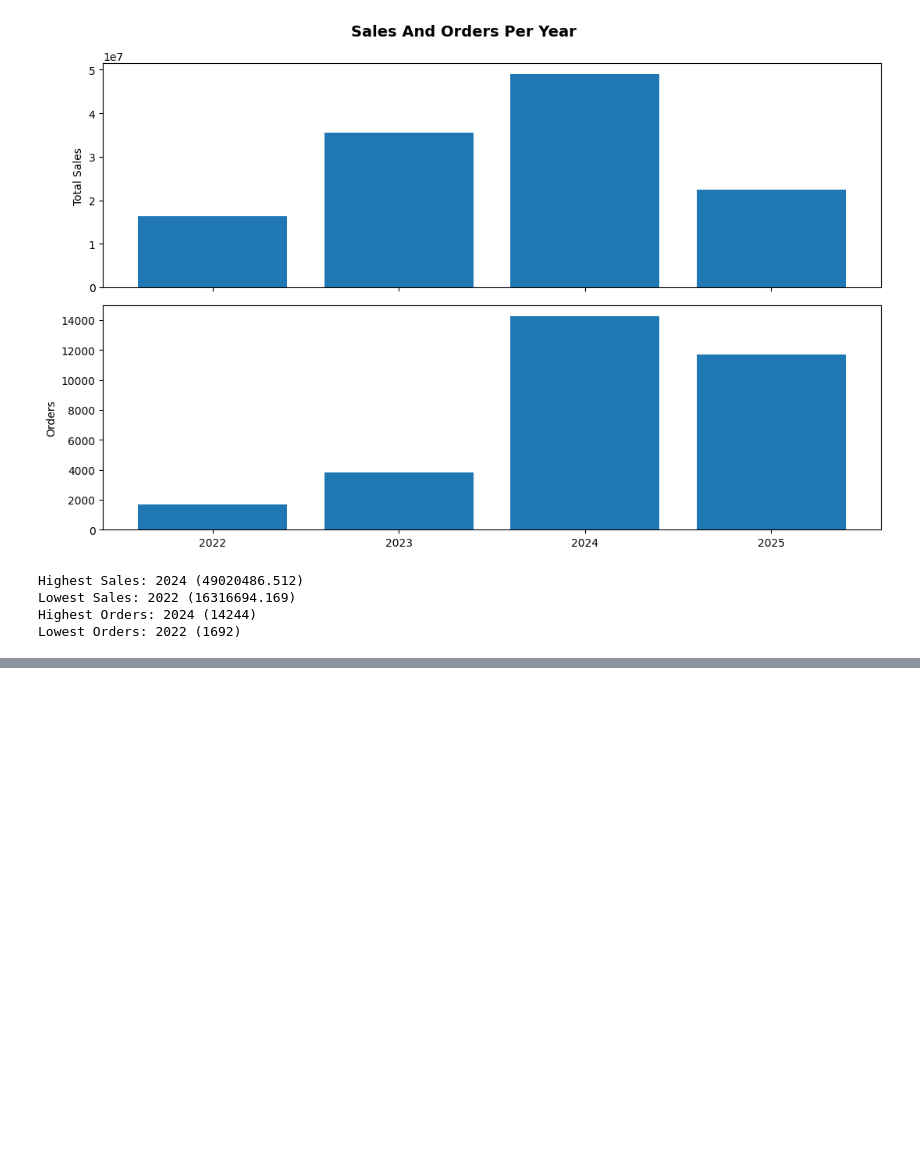
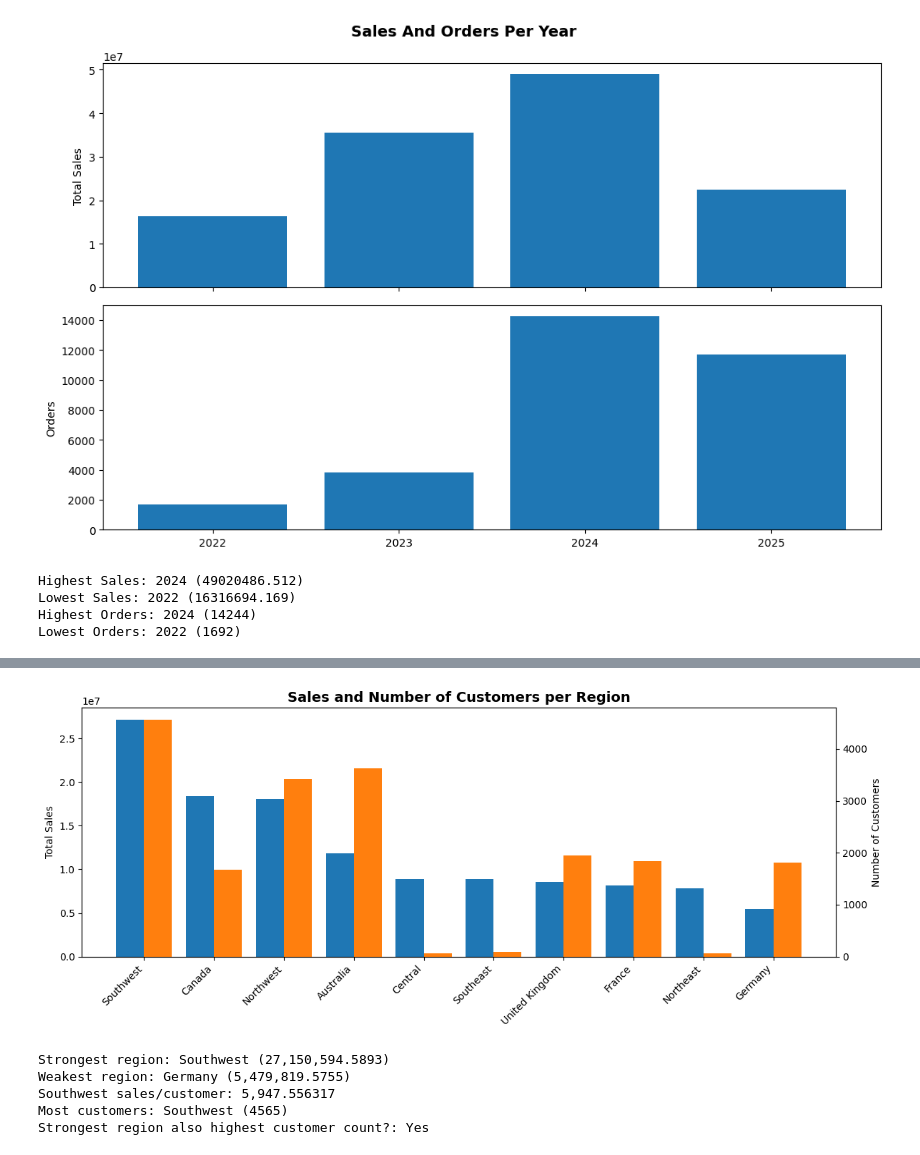
Before and after one commit to Realytica/advAnalysis, a Jupyter notebook: notebooks/analytics.ipynb, the cells around one changed output, grey strips where cells are left out. Drawn from its saved outputs; the diff is of its cells as text; code cells hidden in the pictures; blank space fills up the shorter version.

```diff
--- a/notebooks/analytics.ipynb
+++ b/notebooks/analytics.ipynb
@@ -318,5 +379,79 @@ Execution:
 * Analyze result
 # %%
-# Code
+query_vis_6 = """
+SELECT
+    st.Name AS Region,
+    SUM(soh.TotalDue) AS TotalSales,
+    COUNT(DISTINCT c.CustomerID) AS CustomerCount
+FROM Sales.SalesOrderHeader AS soh
+JOIN Sales.SalesTerritory AS st
+    ON soh.TerritoryID = st.TerritoryID
+JOIN Sales.Customer AS c
+    ON soh.CustomerID = c.CustomerID
+GROUP BY
+    st.Name
+ORDER BY
+    TotalSales DESC;
+"""
+
+df_vis_6 = query_df(query_vis_6)
+
+regions = df_vis_6["Region"].values
+sales = df_vis_6["TotalSales"].values
+customers = df_vis_6["CustomerCount"].values
+
+x = np.arange(len(regions))
+width = 0.4
+
+fig, ax1 = plt.subplots(figsize=(12, 5))
+
+# Sales (LEFT axis – blue)
+ax1.bar(
+    x - width/2,
+    sales,
+    width=width,
+    color="tab:blue",
+    label="Total Sales"
+)
+ax1.set_ylabel("Total Sales")
+ax1.set_xticks(x)
+ax1.set_xticklabels(regions, rotation=45, ha="right")
+
+# Customers (RIGHT axis – orange)
+ax2 = ax1.twinx()
+ax2.bar(
+    x + width/2,
+    customers,
+    width=width,
+    color="tab:orange",
+    label="Number of Customers"
+)
+ax2.set_ylabel("Number of Customers")
+
+plt.title("Sales and Number of Customers per Region", fontsize=14, fontweight="bold")
+plt.tight_layout()
+plt.show()
+
+
+best = df_vis_6.loc[df_vis_6["TotalSales"].idxmax()]
+worst = df_vis_6.loc[df_vis_6["TotalSales"].idxmin()]
+
+most_customers = df_vis_6.loc[df_vis_6["CustomerCount"].idxmax()]
+best_sales_per_customer = best["TotalSales"] / best["CustomerCount"]
+mostcust_sales_per_customer = most_customers["TotalSales"] / most_customers["CustomerCount"]
+
+print(f"Strongest region: {best['Region']} ({best['TotalSales']:,.4f})")
+print(f"Weakest region: {worst['Region']} ({worst['TotalSales']:,.4f})")
+print(f"{best['Region']} sales/customer: {best_sales_per_customer:,.6f}")
+
+print(f"Most customers: {most_customers['Region']} ({int(most_customers['CustomerCount'])})")
+print(f"Strongest region also highest customer count?: {'Yes' if best['Region'] == most_customers['Region'] else 'No'}")
+# %% [output]
+[figure, added]
+Strongest region: Southwest (27,150,594.5893)
+Weakest region: Germany (5,479,819.5755)
+Southwest sales/customer: 5,947.556317
+Most customers: Southwest (4565)
+Strongest region also highest customer count?: Yes
 # %% [markdown]
 ### Insights – Sales And Number Of Customers Per Region
```
Also changed, not shown: parts of 12 cells of this notebook.
